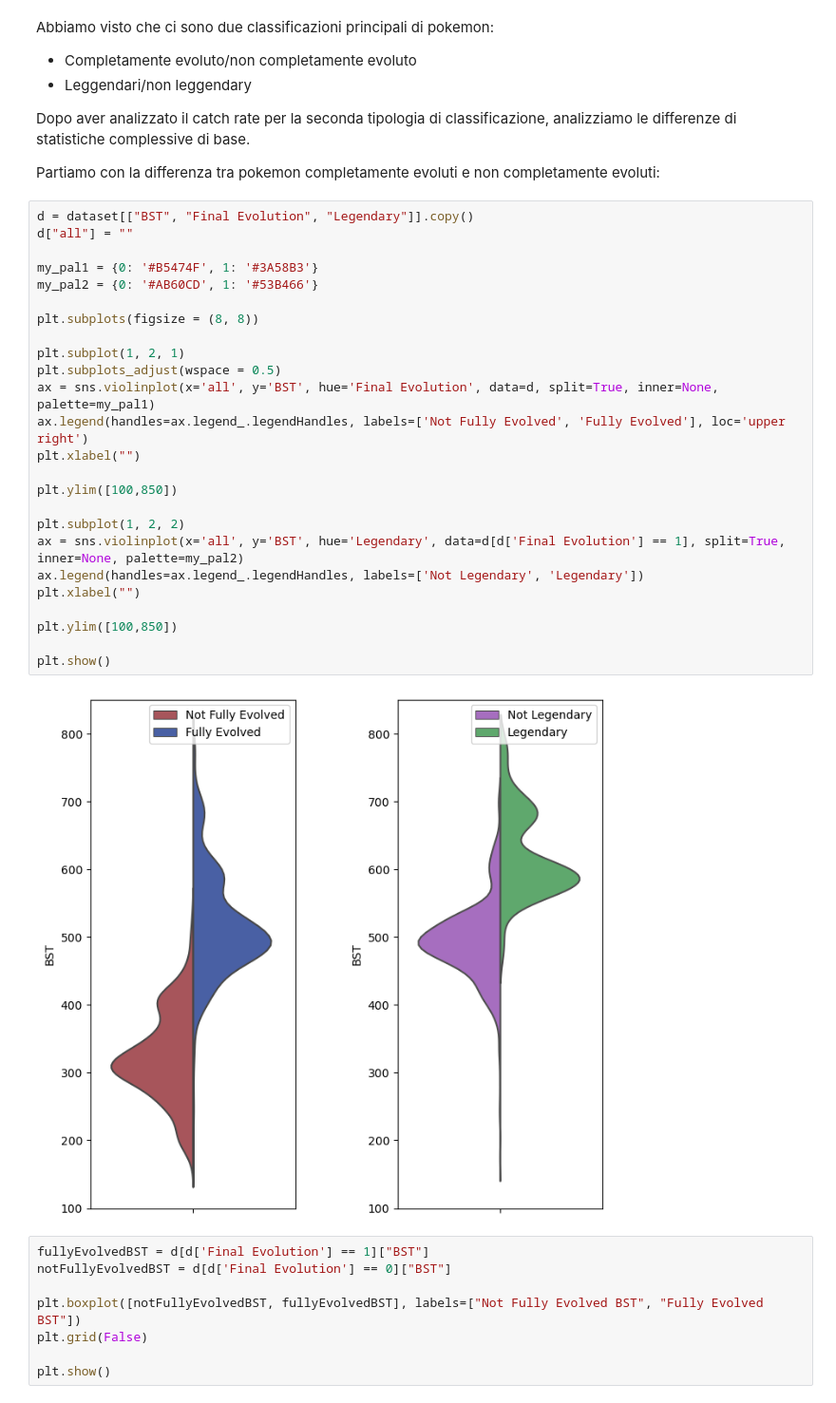
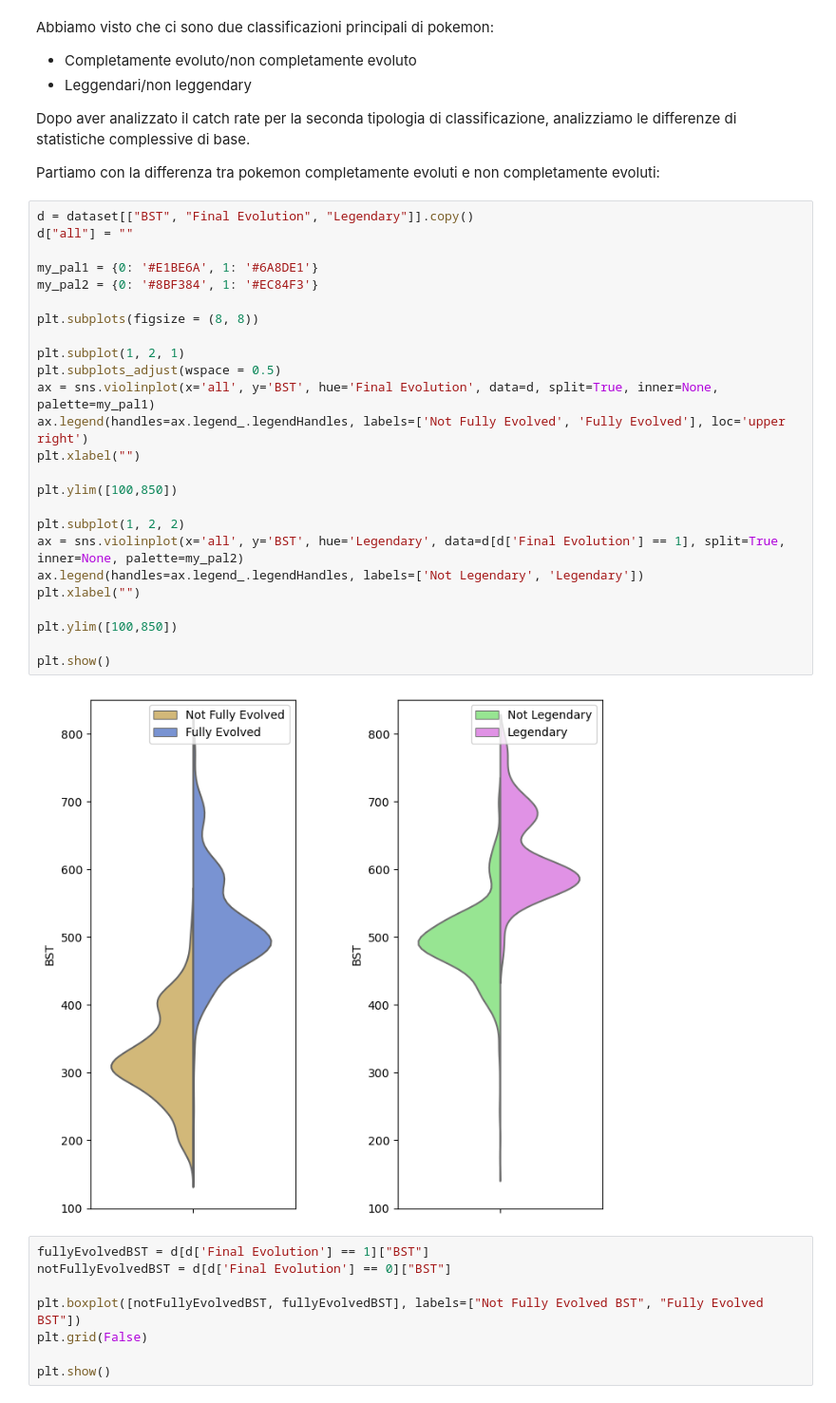
Before and after one commit to Mantotheale/PokemonScientificVisualization, a Jupyter notebook: Pokemon_notebook.ipynb, the cells around one changed output. Shown at 95% size. Saved outputs shown, nothing was run; the diff lists cells and outputs as text.

```diff
--- a/Pokemon_notebook.ipynb
+++ b/Pokemon_notebook.ipynb
@@ -210,30 +210,30 @@ Partiamo con la differenza tra pokemon completamente evoluti e non completamente
 # %%
 d = dataset[["BST", "Final Evolution", "Legendary"]].copy()
 d["all"] = ""
 
-my_pal1 = {0: '#B5474F', 1: '#3A58B3'}
-my_pal2 = {0: '#AB60CD', 1: '#53B466'}
+my_pal1 = {0: '#E1BE6A', 1: '#6A8DE1'}
+my_pal2 = {0: '#8BF384', 1: '#EC84F3'}
 
 plt.subplots(figsize = (8, 8))
 
 plt.subplot(1, 2, 1)
 plt.subplots_adjust(wspace = 0.5)
 ax = sns.violinplot(x='all', y='BST', hue='Final Evolution', data=d, split=True, inner=None, palette=my_pal1)
 ax.legend(handles=ax.legend_.legendHandles, labels=['Not Fully Evolved', 'Fully Evolved'], loc='upper right')
 plt.xlabel("")
 
 plt.ylim([100,850])
 
 plt.subplot(1, 2, 2)
 ax = sns.violinplot(x='all', y='BST', hue='Legendary', data=d[d['Final Evolution'] == 1], split=True, inner=None, palette=my_pal2)
 ax.legend(handles=ax.legend_.legendHandles, labels=['Not Legendary', 'Legendary'])
 plt.xlabel("")
 
 plt.ylim([100,850])
 
 plt.show()
 # %% [output]
-[figure, old version]
+[figure, new version]
 # %%
 fullyEvolvedBST = d[d['Final Evolution'] == 1]["BST"]
 notFullyEvolvedBST = d[d['Final Evolution'] == 0]["BST"]
```
Also changed, not shown: parts of 16 cells of this notebook.
